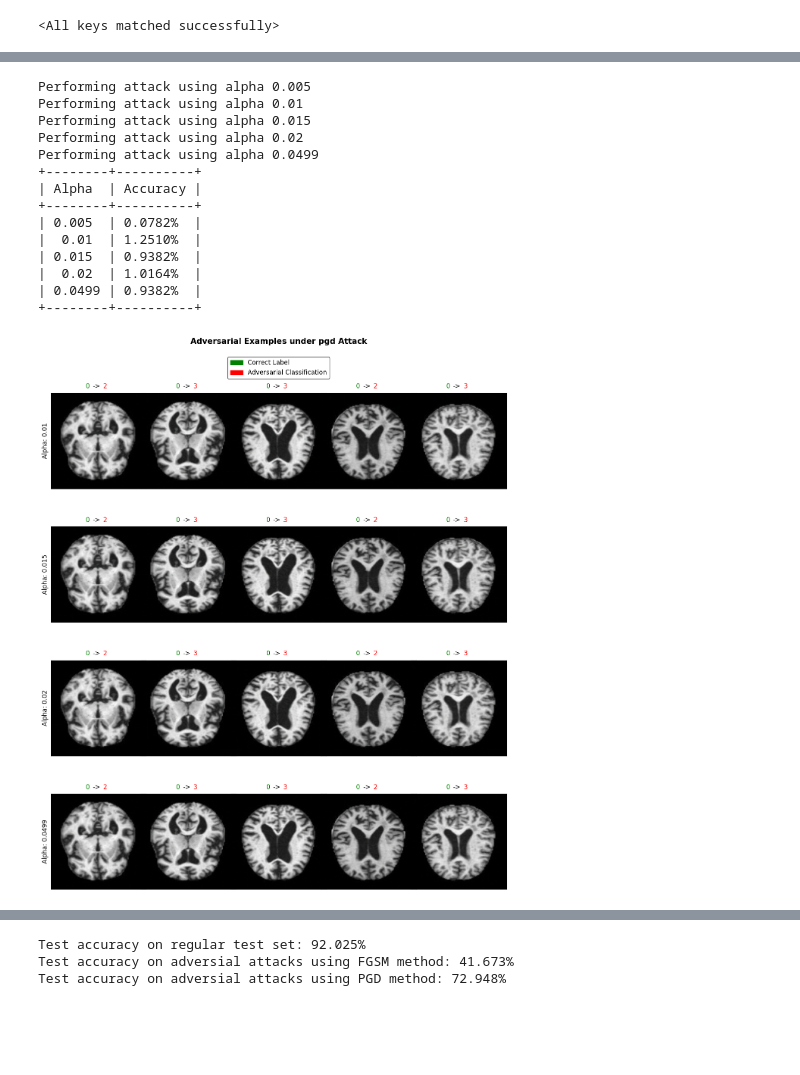
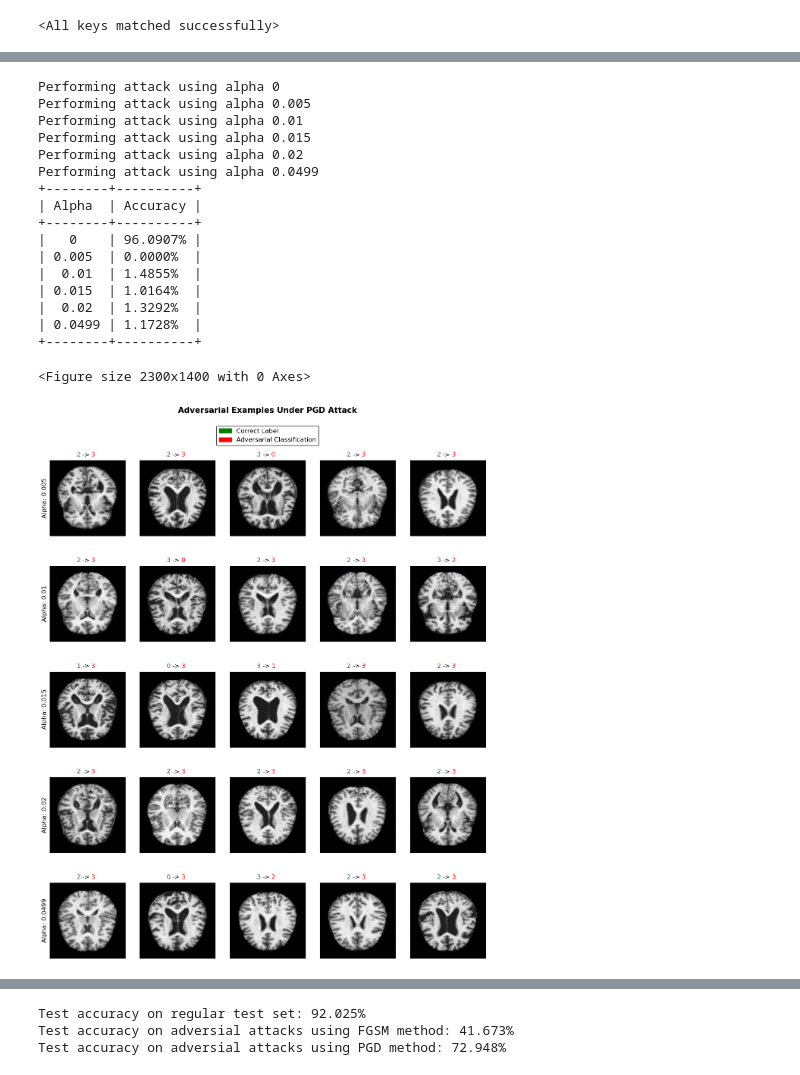
Before and after one commit to nivbartov/MRI_Brain_Alzheimer_Classification, a Jupyter notebook: models/dino_v2_model_atk.ipynb, the cells around one changed output, grey strips where cells are left out. Cells and saved outputs as stored; diff of their text form; code cells hidden in the pictures; blank space fills up the shorter version.

Commit message:
[DINOv2_atk] fix adversarial examples

```diff
--- a/models/dino_v2_model_atk.ipynb
+++ b/models/dino_v2_model_atk.ipynb
@@ -170,11 +169,11 @@ criterion = nn.CrossEntropyLoss()
 </h1>
 # %%
 # Test loader witch batch size of 1 (in order to perform attacks one by one)
-testloader = torch.utils.data.DataLoader(test_set, batch_size=1, shuffle=False, num_workers=6, pin_memory=True)
+testloader = torch.utils.data.DataLoader(test_set, batch_size=1, shuffle=True, num_workers=6, pin_memory=True)
 # %% [markdown]
 **Load Trained Model**
 # %%
-pretrained_model_path = f"./checkpoints/DINOv2_140224_09102024_train_0.0121_val_0.0937.pth"
+pretrained_model_path = f"./checkpoints/DINOv2_074712_09102024/DINOv2_140224_09102024_train_0.0121_val_0.0937.pth"
 checkpoint = torch.load(pretrained_model_path,weights_only=True)
 model.load_state_dict(checkpoint['net'])
 # %% [output]
@@ -227,7 +226,7 @@ utils_funcs.plot_adversarial_examples(epsilons, examples, attack_name='fgsm', pa
 accuracies = []
 examples = []
 epsilon = 0.005
-alphas = [0.005, 0.01, 0.015, 0.02, 0.0499]
+alphas = [0, 0.005, 0.01, 0.015, 0.02, 0.0499]
 num_iter = 5
 
 for alpha in alphas:
@@ -240,6 +239,7 @@ for alpha in alphas:
 
 utils_funcs.print_accuracy_table(alphas, accuracies, parameter_type ='Alpha')
 # %% [output]
+Performing attack using alpha 0
 Performing attack using alpha 0.005
 Performing attack using alpha 0.01
 Performing attack using alpha 0.015
@@ -248,16 +248,18 @@ Performing attack using alpha 0.0499
 +--------+----------+
 | Alpha  | Accuracy |
 +--------+----------+
-| 0.005  | 0.0782%  |
-|  0.01  | 1.2510%  |
-| 0.015  | 0.9382%  |
-|  0.02  | 1.0164%  |
-| 0.0499 | 0.9382%  |
+|   0    | 96.0907% |
+| 0.005  | 0.0000%  |
+|  0.01  | 1.4855%  |
+| 0.015  | 1.0164%  |
+|  0.02  | 1.3292%  |
+| 0.0499 | 1.1728%  |
 +--------+----------+
 # %%
-utils_funcs.plot_adversarial_examples(alphas, examples, attack_name='pgd', parameter_type = 'Alpha')
+utils_funcs.plot_adversarial_examples(alphas, examples, attack_name='PGD', parameter_type = 'Alpha')
 # %% [output]
+<Figure size 2300x1400 with 0 Axes>
-[figure, old version]
+[figure, new version]
 # %% [markdown]
 <h1 style="display: flex; align-items: center; font-size: 25px; margin: 0;">
     <img src="../assets/icons/icons8-augmentation-64.png" style="width: 40px; height: 40px; margin-right: 5px;">
```
Also changed, not shown: parts of 3 cells of this notebook.
